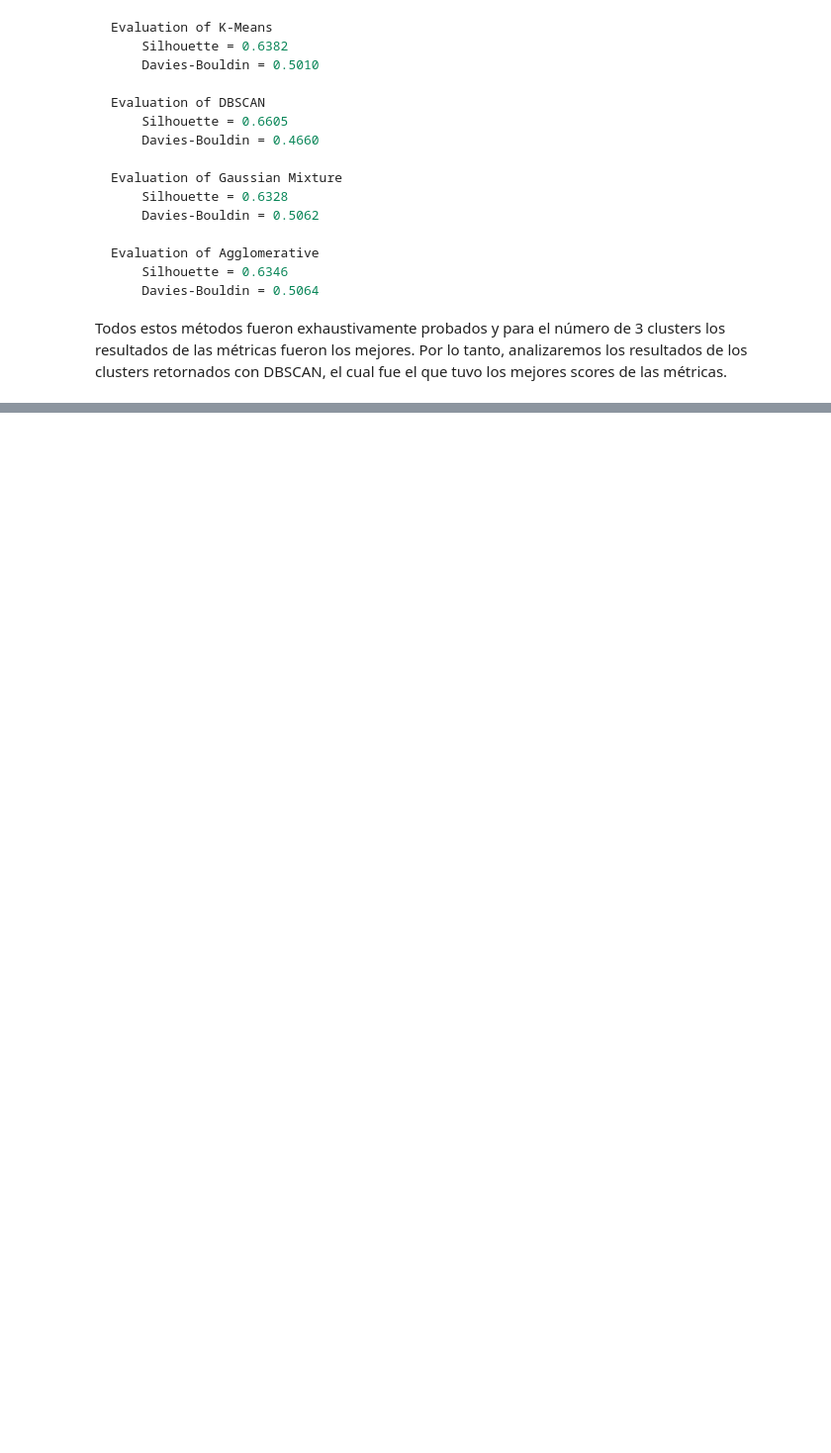
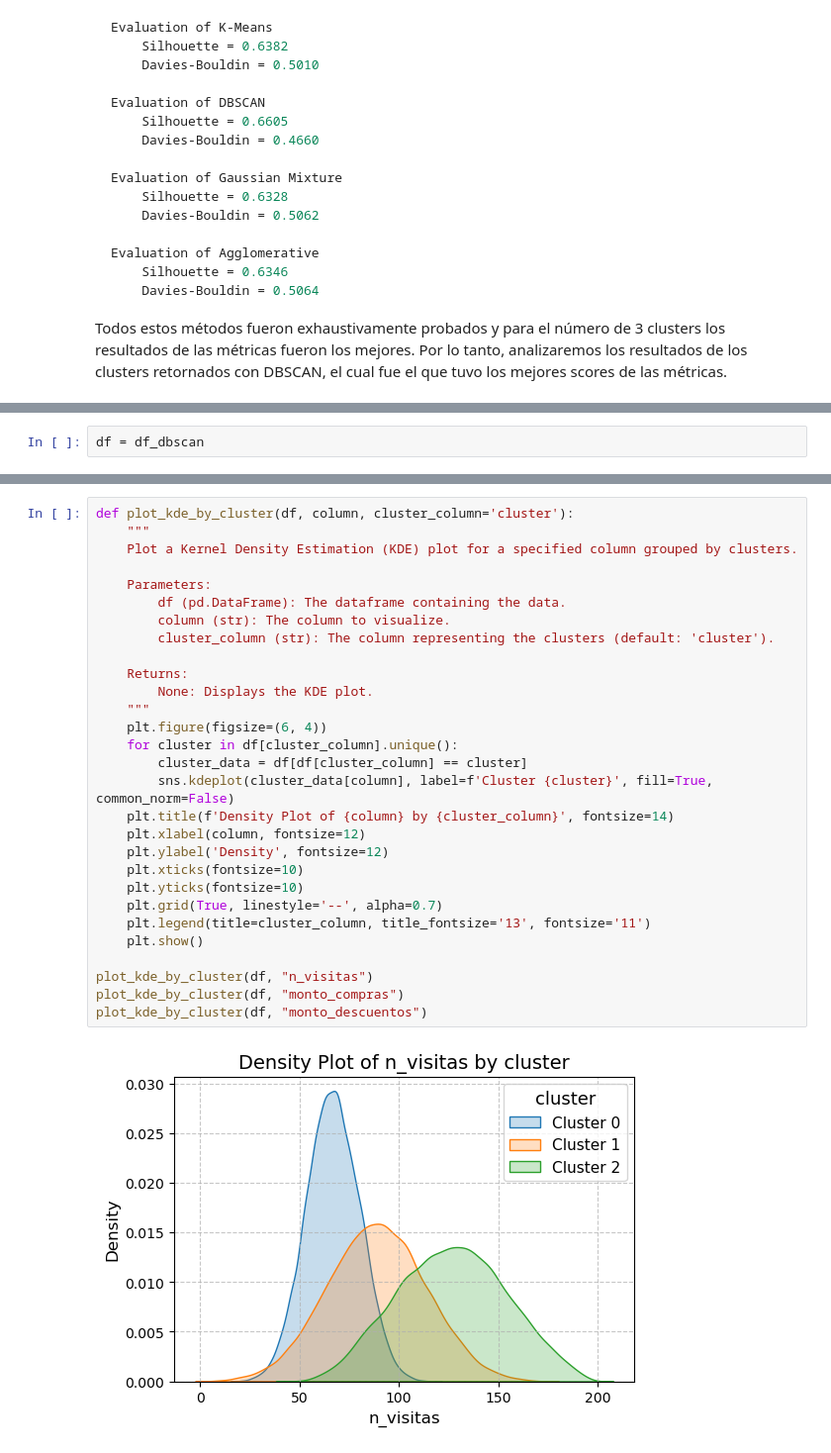
Before and after one commit to davexat/Client_Segmentation_Dashboard, a Jupyter notebook: notebooks/4.0_dsb_clustering_analysis.ipynb, the cells around one changed output, grey strips where cells are left out. Shown at 99% size. Saved outputs shown, nothing was run; the diff lists cells and outputs as text; blank space fills up the shorter version.

Commit message:
UPDATE: finalizing cluster analysis

```diff
--- a/notebooks/4.0_dsb_clustering_analysis.ipynb
+++ b/notebooks/4.0_dsb_clustering_analysis.ipynb
@@ -115,0 +146,2 @@ Todos estos métodos fueron exhaustivamente probados y para el número de 3 clus
+# %%
+df = df_dbscan
@@ -115,0 +172,31 @@ Todos estos métodos fueron exhaustivamente probados y para el número de 3 clus
+# %%
+def plot_kde_by_cluster(df, column, cluster_column='cluster'):
+    """
+    Plot a Kernel Density Estimation (KDE) plot for a specified column grouped by clusters.
+
+    Parameters:
+        df (pd.DataFrame): The dataframe containing the data.
+        column (str): The column to visualize.
+        cluster_column (str): The column representing the clusters (default: 'cluster').
+
+    Returns:
+        None: Displays the KDE plot.
+    """
+    plt.figure(figsize=(6, 4))
+    for cluster in df[cluster_column].unique():
+        cluster_data = df[df[cluster_column] == cluster]
+        sns.kdeplot(cluster_data[column], label=f'Cluster {cluster}', fill=True, common_norm=False)
+    plt.title(f'Density Plot of {column} by {cluster_column}', fontsize=14)
+    plt.xlabel(column, fontsize=12)
+    plt.ylabel('Density', fontsize=12)
+    plt.xticks(fontsize=10)
+    plt.yticks(fontsize=10)
+    plt.grid(True, linestyle='--', alpha=0.7)
+    plt.legend(title=cluster_column, title_fontsize='13', fontsize='11')
+    plt.show()
+
+plot_kde_by_cluster(df, "n_visitas")
+plot_kde_by_cluster(df, "monto_compras")
+plot_kde_by_cluster(df, "monto_descuentos")
+# %% [output]
+[figure, added]
```
Also changed, not shown: parts of 23 cells of this notebook.
